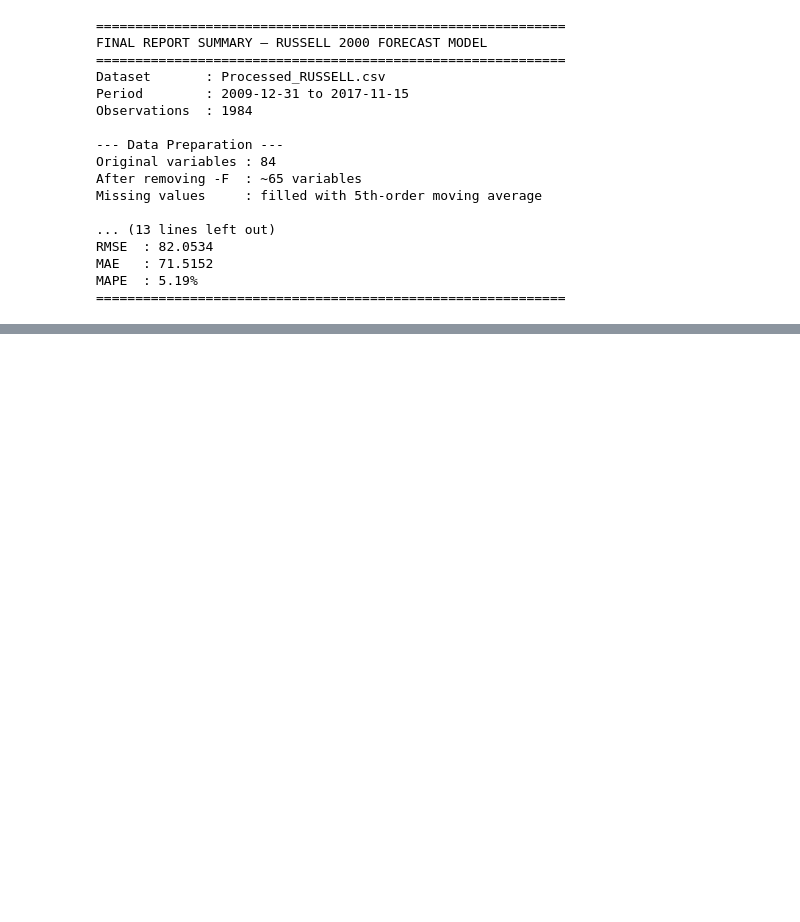
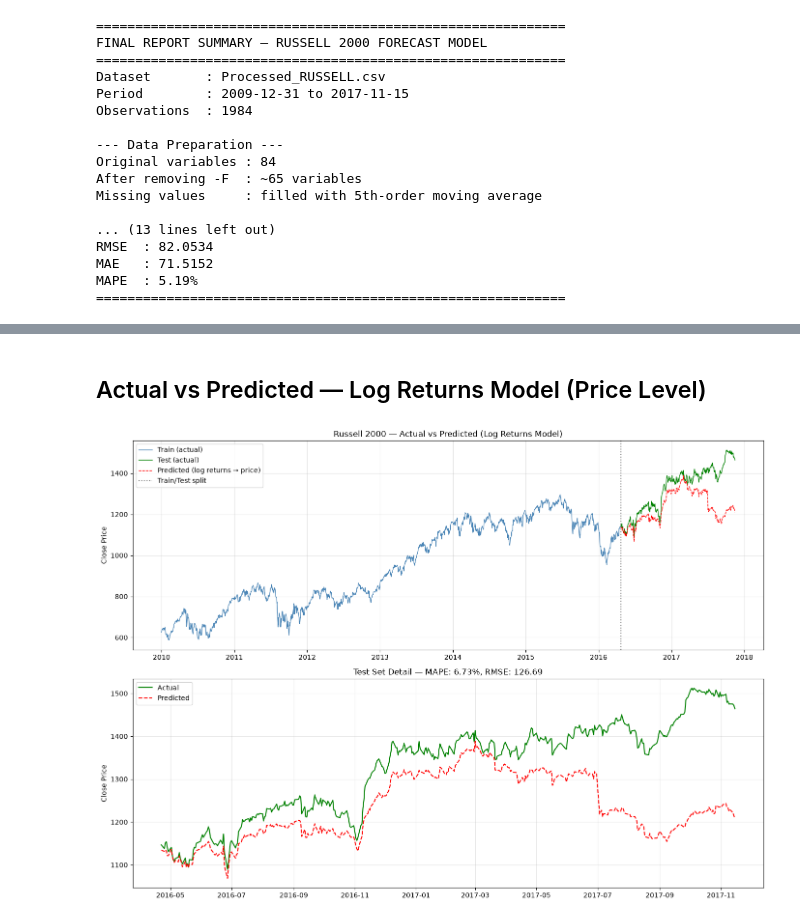
Before and after one commit to MAWOW1000/russell-project, a Jupyter notebook: notebooks/03_model.ipynb, the cells around one changed output, grey strips where cells are left out. Cells and saved outputs as stored; diff of their text form; code cells hidden in the pictures; blank space fills up the shorter version.

```diff
--- a/notebooks/03_model.ipynb
+++ b/notebooks/03_model.ipynb
@@ -253,0 +347,22 @@ MAPE  : 5.19%
+# %%
+# Prepare log returns as target variable
+y_log = log_returns  # Δln(Close)
+X_log = X.iloc[1:]   # drop first row to align with diff()
+
+# Train/test split (same 80/20, time-ordered)
+split_idx2 = int(len(X_log) * 0.8)
+split_date2 = X_log.index[split_idx2]
+
+X_train2 = X_log.iloc[:split_idx2]
+X_test2 = X_log.iloc[split_idx2:]
+y_train2 = y_log.iloc[:split_idx2]
+y_test2 = y_log.iloc[split_idx2:]
+
+print(f'Train: {len(X_train2)} rows')
+print(f'Test:  {len(X_test2)} rows')
+
+# Fit OLS on log returns
+X_train2_const = sm.add_constant(X_train2)
+model2 = sm.OLS(y_train2, X_train2_const).fit()
+
+print(model2.summary())
@@ -253,0 +460,27 @@ MAPE  : 5.19%
+# %% [markdown]
+## Actual vs Predicted — Log Returns Model (Price Level)
+# %%
+fig, axes = plt.subplots(2, 1, figsize=(14, 10))
+
+# Full series with train/test split
+axes[0].plot(y_train.index, y_train, color='steelblue', label='Train (actual)', linewidth=1)
+axes[0].plot(y_test_price.index, y_test_price, color='green', label='Test (actual)', linewidth=1)
+axes[0].plot(price_pred.index, price_pred, color='red', linestyle='--', label='Predicted (log returns → price)', linewidth=1)
+axes[0].axvline(x=split_date2, color='gray', linestyle=':', linewidth=1.5, label='Train/Test split')
+axes[0].set_title('Russell 2000 — Actual vs Predicted (Log Returns Model)')
+axes[0].set_ylabel('Close Price')
+axes[0].legend()
+axes[0].grid(True, alpha=0.3)
+
+# Test set zoom
+axes[1].plot(y_test_price.index, y_test_price, color='green', label='Actual', linewidth=1.5)
+axes[1].plot(price_pred.index, price_pred, color='red', linestyle='--', label='Predicted', linewidth=1.5)
+axes[1].set_title(f'Test Set Detail — MAPE: {mape2:.2f}%, RMSE: {rmse2:.2f}')
+axes[1].set_ylabel('Close Price')
+axes[1].legend()
+axes[1].grid(True, alpha=0.3)
+
+plt.tight_layout()
+plt.show()
+# %% [output]
+[figure, added]
```
Also changed, not shown: parts of 16 cells of this notebook, 3 other files.
